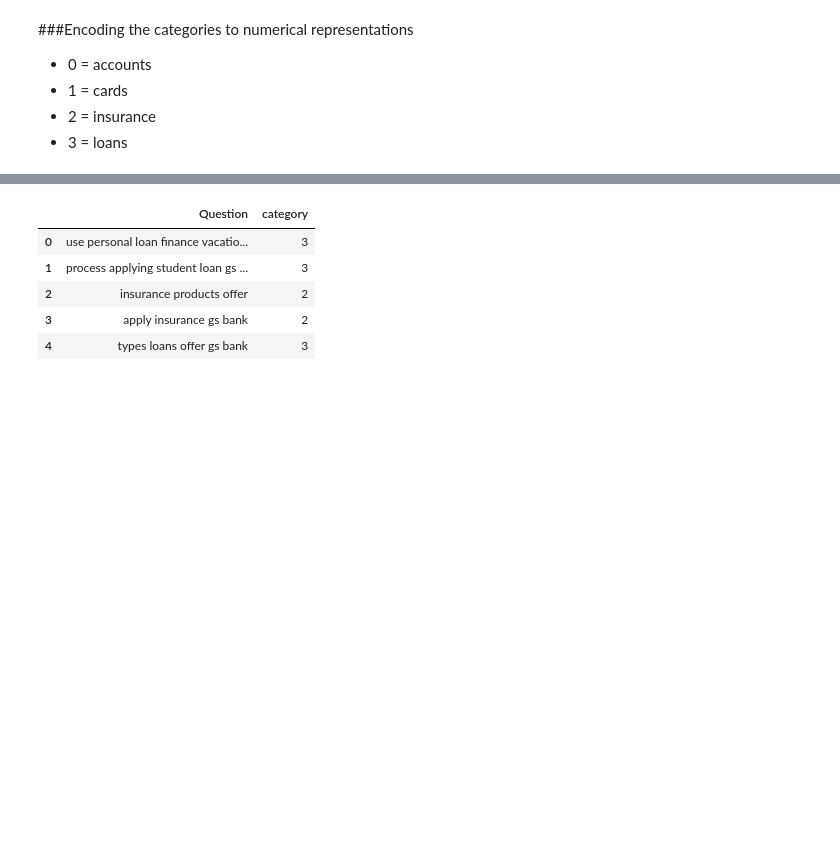
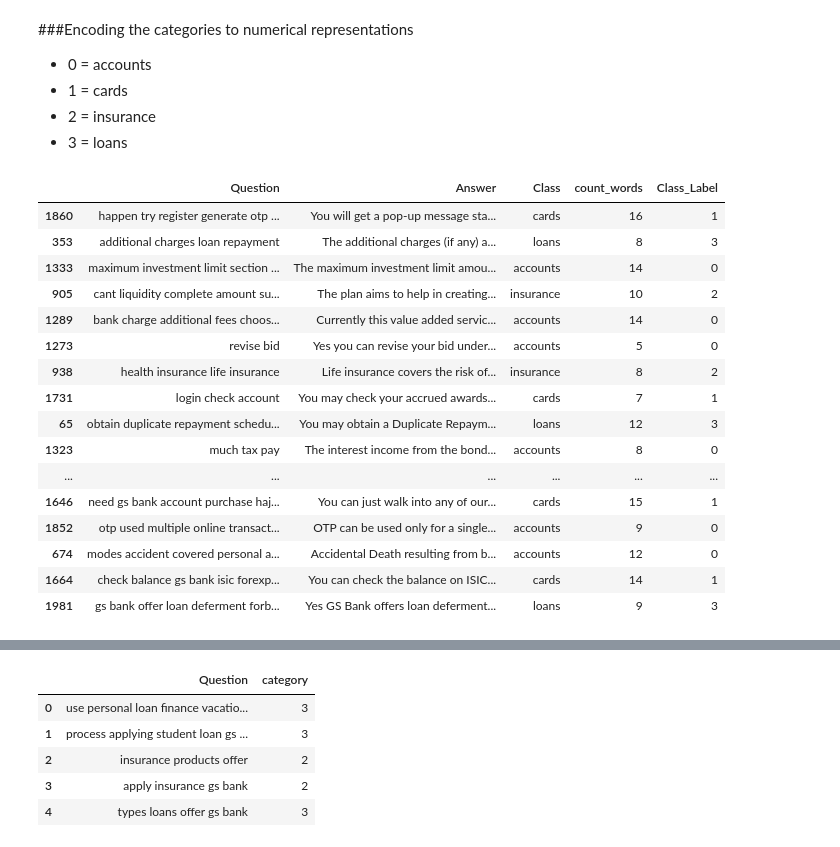
Before and after one commit to Sonlha1/ProjectCustomerChurn, a Jupyter notebook: LLM.ipynb, the cells around one changed output, grey strips where cells are left out. Cells and saved outputs as stored; diff of their text form; code cells hidden in the pictures; blank space fills up the shorter version.

```diff
--- a/LLM.ipynb
+++ b/LLM.ipynb
@@ -394,6 +394,33 @@ Class : cards
 *   1 = cards
 *   2 = insurance
 *   3 = loans
+# %%
+from sklearn.preprocessing import LabelEncoder
+
+# Initialize the LabelEncoder
+label_encoder = LabelEncoder()
+
+# Encode the 'Class' column
+df['Class_Label'] = label_encoder.fit_transform(df['Class'])
+df.head(23)
+# %% [output]
+|  | Question | Answer | Class | count_words | Class_Label |
+| 1860 | happen try register generate otp ... | You will get a pop-up message sta... | cards | 16 | 1 |
+| 353 | additional charges loan repayment | The additional charges (if any) a... | loans | 8 | 3 |
+| 1333 | maximum investment limit section ... | The maximum investment limit amou... | accounts | 14 | 0 |
+| 905 | cant liquidity complete amount su... | The plan aims to help in creating... | insurance | 10 | 2 |
+| 1289 | bank charge additional fees choos... | Currently this value added servic... | accounts | 14 | 0 |
+| 1273 | revise bid | Yes you can revise your bid under... | accounts | 5 | 0 |
+| 938 | health insurance life insurance | Life insurance covers the risk of... | insurance | 8 | 2 |
+| 1731 | login check account | You may check your accrued awards... | cards | 7 | 1 |
+| 65 | obtain duplicate repayment schedu... | You may obtain a Duplicate Repaym... | loans | 12 | 3 |
+| 1323 | much tax pay | The interest income from the bond... | accounts | 8 | 0 |
+| ... | ... | ... | ... | ... | ... |
+| 1646 | need gs bank account purchase haj... | You can just walk into any of our... | cards | 15 | 1 |
+| 1852 | otp used multiple online transact... | OTP can be used only for a single... | accounts | 9 | 0 |
+| 674 | modes accident covered personal a... | Accidental Death resulting from b... | accounts | 12 | 0 |
+| 1664 | check balance gs bank isic forexp... | You can check the balance on ISIC... | cards | 14 | 1 |
+| 1981 | gs bank offer loan deferment forb... | Yes GS Bank offers loan deferment... | loans | 9 | 3 |
 # %%
 df['category'] = df['Class'].astype('category').cat.codes
 df.head(23)
```
Also changed, not shown: parts of 1 cell of this notebook.
